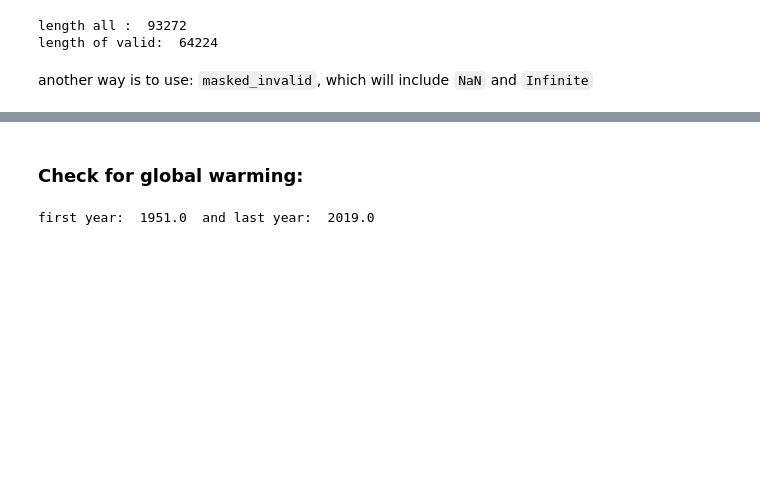
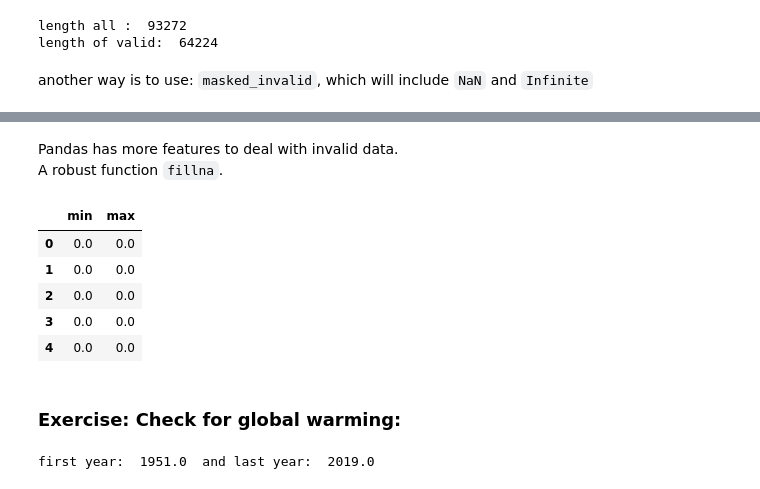
Before and after one commit to gkarwchan/Python-Statistics, a Jupyter notebook: presentation.ipynb, the cells around one changed output, grey strips where cells are left out. Cells and saved outputs as stored; diff of their text form; code cells hidden in the pictures; blank space fills up the shorter version.

```diff
--- a/presentation.ipynb
+++ b/presentation.ipynb
@@ -203,5 +261,18 @@ maxs.min()
+# %% [markdown]
+Pandas has more features to deal with invalid data.
+A robust function `fillna`.
+# %%
+test_weather = weather.fillna(0)
+test_weather.head()
+# %% [output]
+|  | min | max |
+| 0 | 0.0 | 0.0 |
+| 1 | 0.0 | 0.0 |
+| 2 | 0.0 | 0.0 |
+| 3 | 0.0 | 0.0 |
+| 4 | 0.0 | 0.0 |
 # %% [markdown]
-### Check for global warming:
+### Exercise: Check for global warming:
 # %%
 avg_temp, min_temp, max_temp = np.loadtxt('./data/KNMI.txt', delimiter=',', usecols=(11, 12,14), unpack=True,
                                 converters={11: to_float, 12: to_float, 14: to_float},
```
Also changed, not shown: parts of 21 cells of this notebook, 1 other file.
